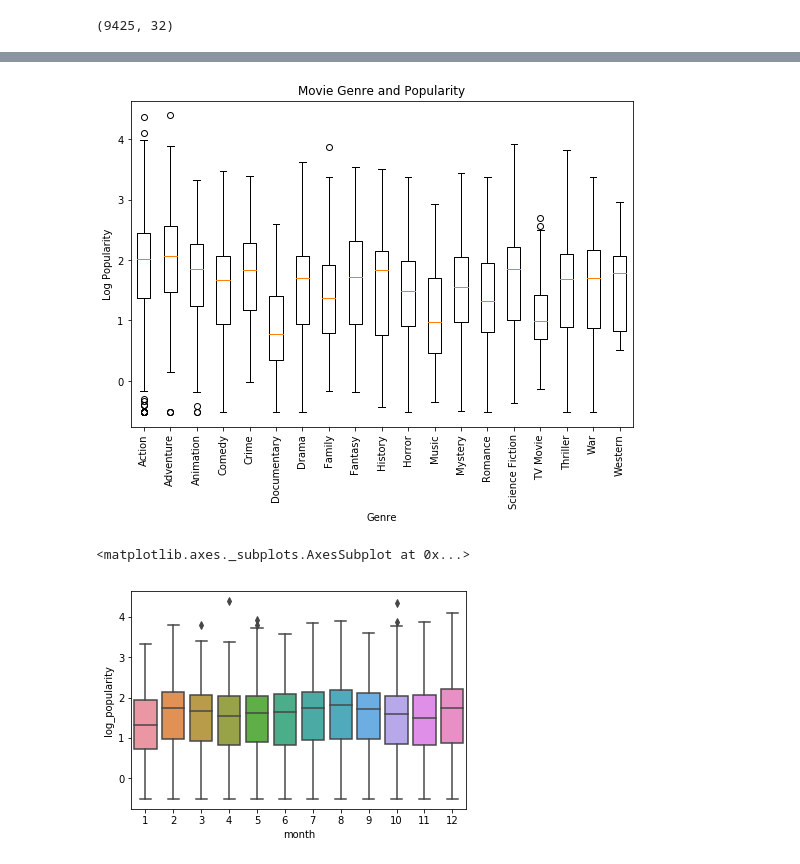
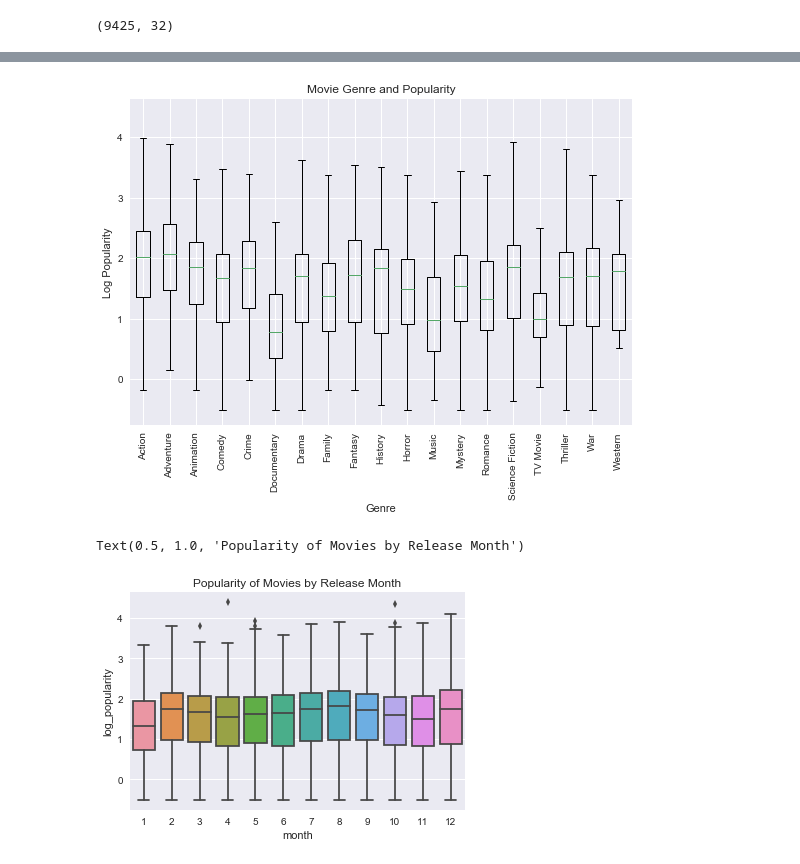
Before and after one commit to mzhou356/dc_ds_06_03_mod1_project, a Jupyter notebook: Keita_Initial_Data_Check.ipynb, the cells around one changed output, grey strips where cells are left out. Saved outputs shown, nothing was run; the diff lists cells and outputs as text; code cells hidden in the pictures.

Commit message:
additional charts

```diff
--- a/Keita_Initial_Data_Check.ipynb
+++ b/Keita_Initial_Data_Check.ipynb
@@ -5,6 +5,7 @@ import matplotlib.pyplot as plt
 import datetime as dt
 import seaborn as sns
 %matplotlib inline
+plt.style.use('seaborn')
 # %%
 # df_bom = pd.read_csv('data/bom.movie_gross.csv.gz')
 # df_imdb_name = pd.read_csv('data/imdb.name.basics.csv.gz')
@@ -210,14 +229,15 @@ ax.set_ylabel('Log Popularity')
 ax.set_xlabel('Genre')
 plt.show()
 # %% [output]
-[figure, old version]
+[figure, new version]
 # %%
 month = df_tmdb_movies_2009_2018.month
 lpop = df_tmdb_movies_2009_2018.log_popularity
 sns.boxplot(x = month, y = lpop)
+plt.title("Popularity of Movies by Release Month")
 # %% [output]
-<matplotlib.axes._subplots.AxesSubplot at 0x...>
+Text(0.5, 1.0, 'Popularity of Movies by Release Month')
-[figure, old version]
+[figure, new version]
 # %%
 for genre in list(tmdb_genre_dict.values()):
     month = df_tmdb_movies_2009_2018.loc[df_tmdb_movies_2009_2018[genre]==1, 'month']
```
Also changed, not shown: parts of 25 cells of this notebook.
